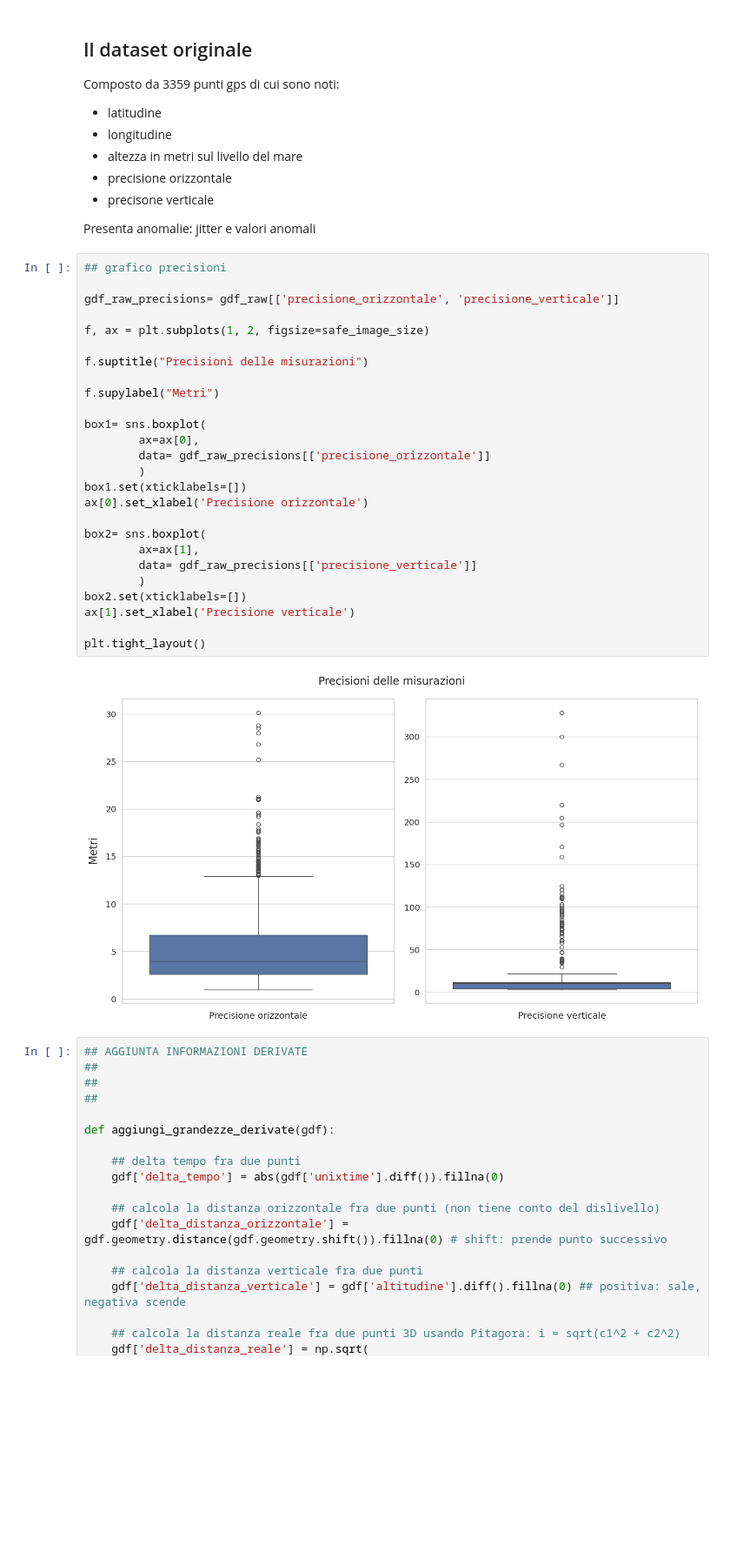
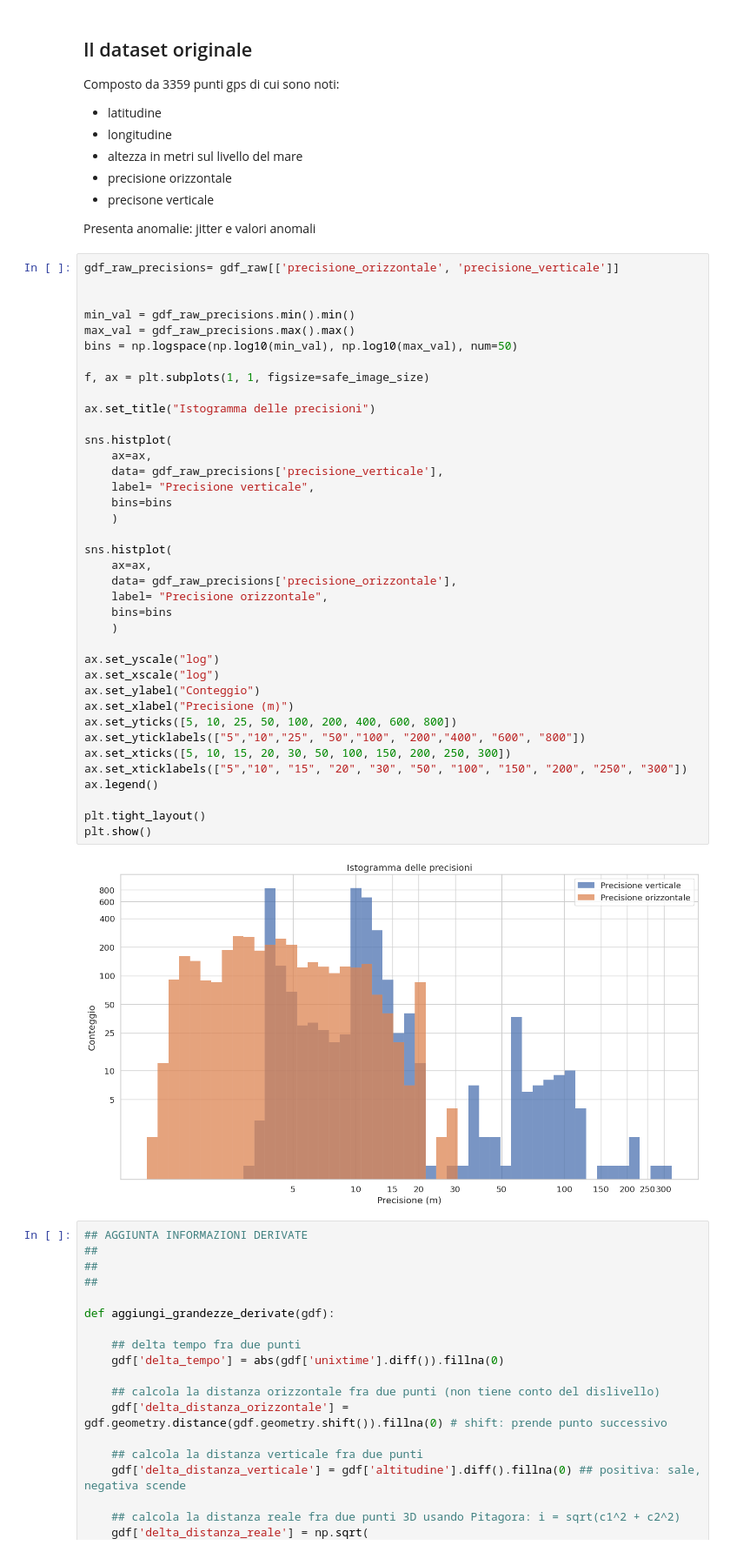
Before and after one commit to thomasmassarutto/DataSlopes, a Jupyter notebook: DataSlopes.ipynb, the cells around one changed output. Shown at 87% size. Saved outputs shown, nothing was run; the diff lists cells and outputs as text; blank space fills up the shorter version.

Commit message:
grafici precisione

```diff
--- a/DataSlopes.ipynb
+++ b/DataSlopes.ipynb
@@ -84,34 +84,46 @@ df_stato.reset_index(drop=True, inplace=True)
 - precisone verticale
 
 Presenta anomalie: jitter e valori anomali
-# %%
-## grafico precisioni
-
-gdf_raw_precisions= gdf_raw[['precisione_orizzontale', 'precisione_verticale']]
-
-f, ax = plt.subplots(1, 2, figsize=safe_image_size)
-
-f.suptitle("Precisioni delle misurazioni")
-
-f.supylabel("Metri")
-
-box1= sns.boxplot(
-        ax=ax[0],
-        data= gdf_raw_precisions[['precisione_orizzontale']]
-        )
-box1.set(xticklabels=[])
-ax[0].set_xlabel('Precisione orizzontale')
-
-box2= sns.boxplot(
-        ax=ax[1],
-        data= gdf_raw_precisions[['precisione_verticale']]
-        )
-box2.set(xticklabels=[])
-ax[1].set_xlabel('Precisione verticale')
-
-plt.tight_layout()
-# %% [output]
-[figure, removed]
+# %%
+gdf_raw_precisions= gdf_raw[['precisione_orizzontale', 'precisione_verticale']]
+
+
+min_val = gdf_raw_precisions.min().min()
+max_val = gdf_raw_precisions.max().max()
+bins = np.logspace(np.log10(min_val), np.log10(max_val), num=50)
+
+f, ax = plt.subplots(1, 1, figsize=safe_image_size)
+
+ax.set_title("Istogramma delle precisioni")
+
+sns.histplot(
+    ax=ax,
+    data= gdf_raw_precisions['precisione_verticale'],
+    label= "Precisione verticale",
+    bins=bins
+    )
+
+sns.histplot(
+    ax=ax,
+    data= gdf_raw_precisions['precisione_orizzontale'],
+    label= "Precisione orizzontale",
+    bins=bins
+    )
+
+ax.set_yscale("log")
+ax.set_xscale("log")
+ax.set_ylabel("Conteggio")
+ax.set_xlabel("Precisione (m)")
+ax.set_yticks([5, 10, 25, 50, 100, 200, 400, 600, 800])
+ax.set_yticklabels(["5","10","25", "50","100", "200","400", "600", "800"])
+ax.set_xticks([5, 10, 15, 20, 30, 50, 100, 150, 200, 250, 300])
+ax.set_xticklabels(["5","10", "15", "20", "30", "50", "100", "150", "200", "250", "300"])
+ax.legend()
+
+plt.tight_layout()
+plt.show()
+# %% [output]
+[figure, added]
 # %%
 ## AGGIUNTA INFORMAZIONI DERIVATE
 ##
```
Also changed, not shown: parts of 2 cells of this notebook.
